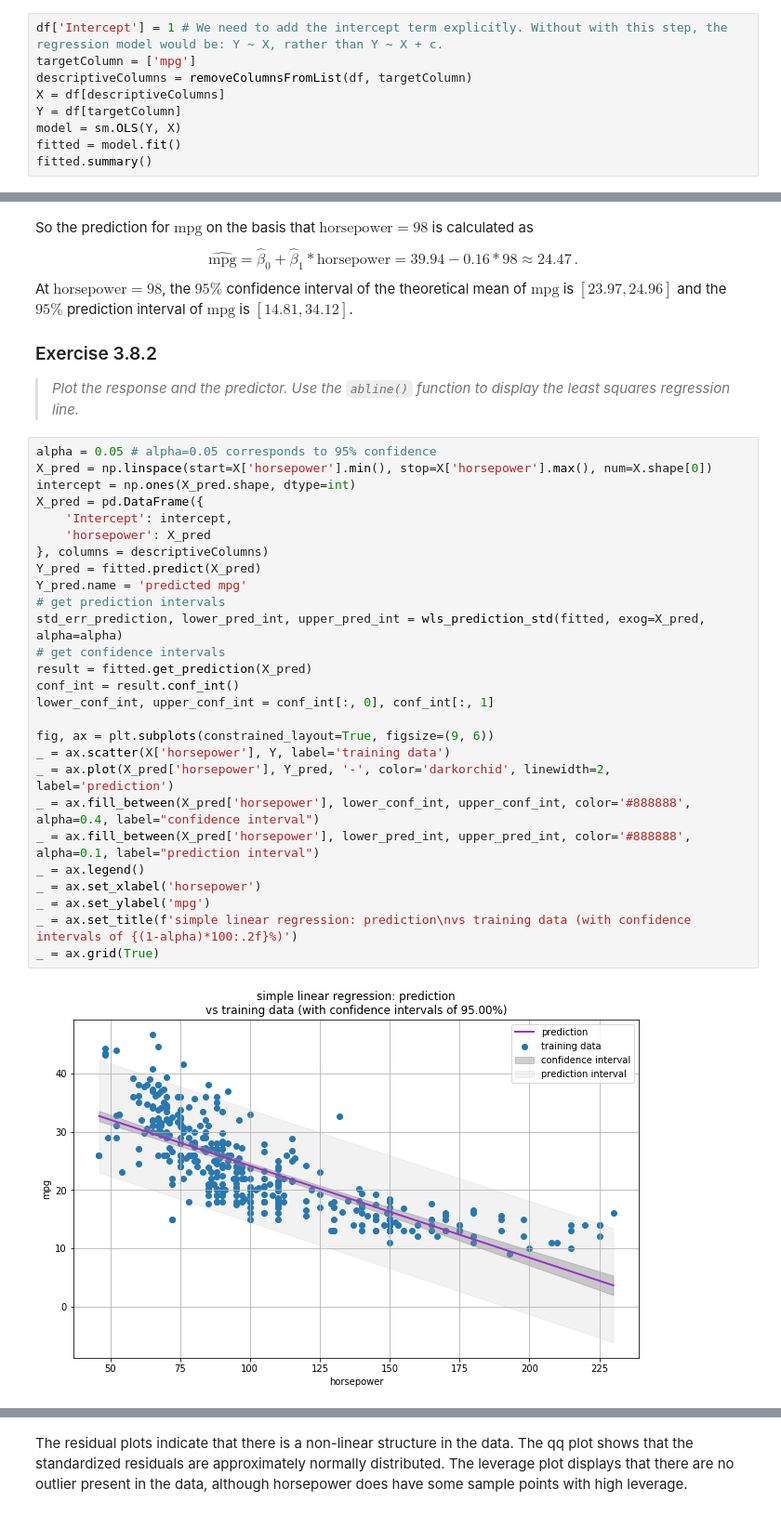
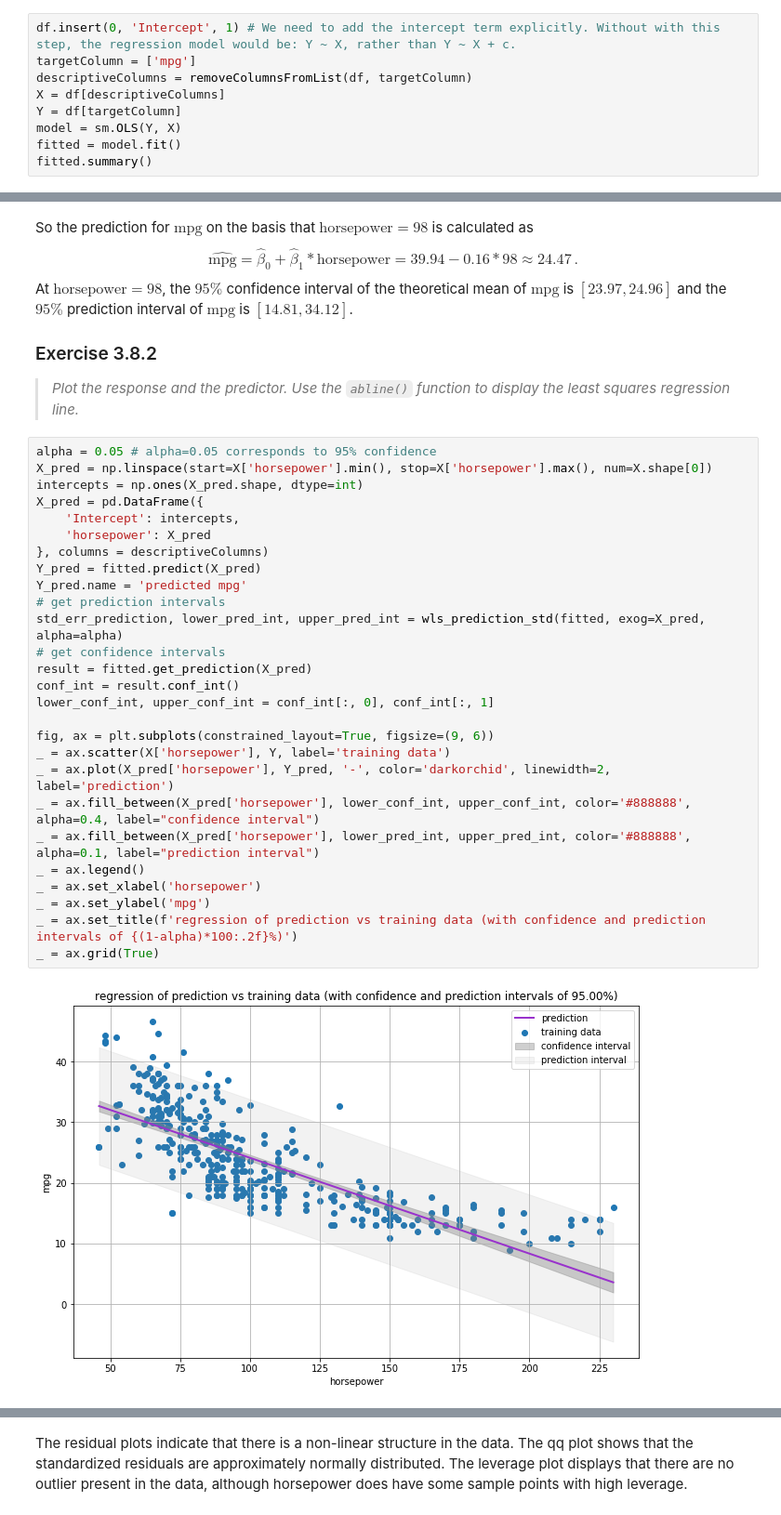
Before and after one commit to HerrBroekman/Python-solutions-for-An-Introduction-to-Statistical-Learning, a Jupyter notebook: Chapter3/Exercise8/3_8.ipynb, the cells around one changed output, grey strips where cells are left out. Shown at 93% size. Saved outputs shown, nothing was run; the diff lists cells and outputs as text.

```diff
--- a/Chapter3/Exercise8/3_8.ipynb
+++ b/Chapter3/Exercise8/3_8.ipynb
@@ -101,7 +100,7 @@ _ = pd.plotting.scatter_matrix(df, figsize=(6, 6))
 
 <p>We use the <code>statsmodels</code> library to produce these summary statistics.</p>
 # %%
-df['Intercept'] = 1 # We need to add the intercept term explicitly. Without with this step, the regression model would be: Y ~ X, rather than Y ~ X + c.
+df.insert(0, 'Intercept', 1) # We need to add the intercept term explicitly. Without with this step, the regression model would be: Y ~ X, rather than Y ~ X + c.
 targetColumn = ['mpg']
 descriptiveColumns = removeColumnsFromList(df, targetColumn)
 X = df[descriptiveColumns]
@@ -197,32 +196,32 @@ At $\mathrm{horsepower}=98$, the $95 \%$ confidence interval of the theoretical
 # %%
 alpha = 0.05 # alpha=0.05 corresponds to 95% confidence
 X_pred = np.linspace(start=X['horsepower'].min(), stop=X['horsepower'].max(), num=X.shape[0])
-intercept = np.ones(X_pred.shape, dtype=int)
+intercepts = np.ones(X_pred.shape, dtype=int)
 X_pred = pd.DataFrame({
-    'Intercept': intercept,
+    'Intercept': intercepts,
     'horsepower': X_pred
 }, columns = descriptiveColumns)
 Y_pred = fitted.predict(X_pred)
 Y_pred.name = 'predicted mpg'
 # get prediction intervals
 std_err_prediction, lower_pred_int, upper_pred_int = wls_prediction_std(fitted, exog=X_pred, alpha=alpha)
 # get confidence intervals
 result = fitted.get_prediction(X_pred)
 conf_int = result.conf_int()
 lower_conf_int, upper_conf_int = conf_int[:, 0], conf_int[:, 1]
 
 fig, ax = plt.subplots(constrained_layout=True, figsize=(9, 6))
 _ = ax.scatter(X['horsepower'], Y, label='training data')
 _ = ax.plot(X_pred['horsepower'], Y_pred, '-', color='darkorchid', linewidth=2, label='prediction')
 _ = ax.fill_between(X_pred['horsepower'], lower_conf_int, upper_conf_int, color='#888888', alpha=0.4, label="confidence interval")
 _ = ax.fill_between(X_pred['horsepower'], lower_pred_int, upper_pred_int, color='#888888', alpha=0.1, label="prediction interval")
 _ = ax.legend()
 _ = ax.set_xlabel('horsepower')
 _ = ax.set_ylabel('mpg')
-_ = ax.set_title(f'simple linear regression: prediction\nvs training data (with confidence intervals of {(1-alpha)*100:.2f}%)')
+_ = ax.set_title(f'regression of prediction vs training data (with confidence and prediction intervals of {(1-alpha)*100:.2f}%)')
 _ = ax.grid(True)
 # %% [output]
-[figure, old version]
+[figure, new version]
 # %% [markdown]
 <h3>Exercise 3.8.3</h3>
 <blockquote>
```
Also changed, not shown: parts of 5 cells of this notebook, 3 other files.
